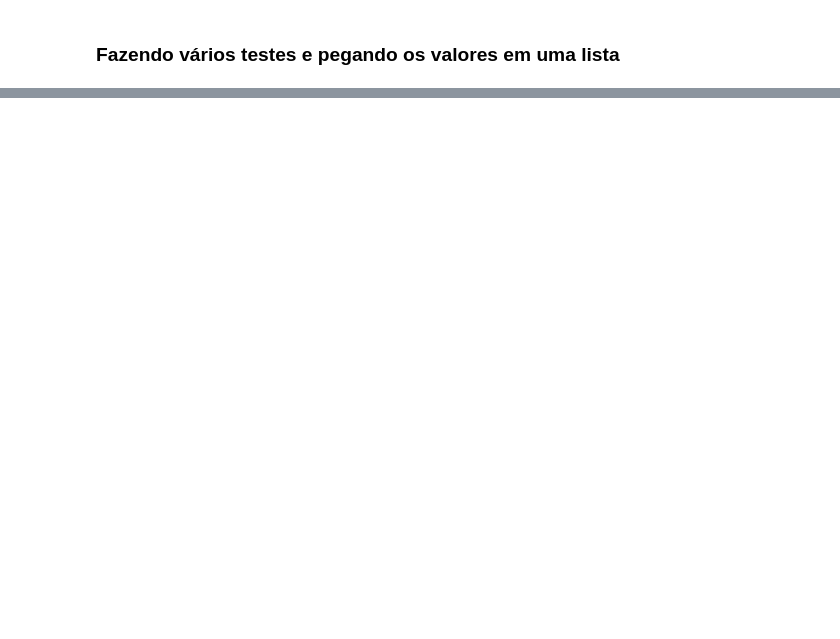
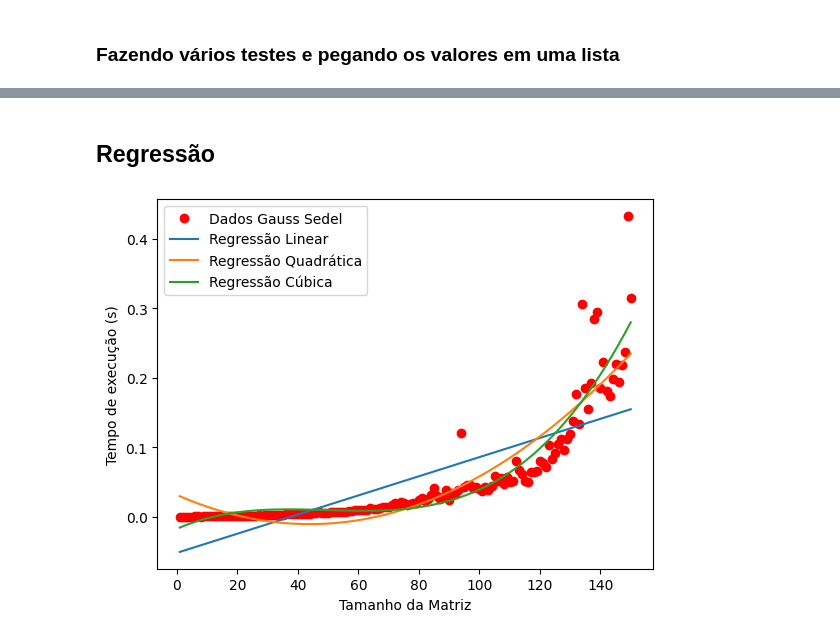
Before and after one commit to elison-maiko/PYCALC, a Jupyter notebook: 11_Métodos_iterativos_para_sistemas_lineares.ipynb, the cells around one changed output, grey strips where cells are left out. Drawn from its saved outputs; the diff is of its cells as text; code cells hidden in the pictures; blank space fills up the shorter version.

```diff
--- a/11_Métodos_iterativos_para_sistemas_lineares.ipynb
+++ b/11_Métodos_iterativos_para_sistemas_lineares.ipynb
@@ -109,17 +109,20 @@ from tqdm import tqdm
 dados_gauss_seidel=[]
 
 
-for i in tqdm(range (0,121)):
-    A = np.random.randint(low=-3,high=3,size=(i,i)) #cria uma matriz A de tamanho i
-    b = np.random.randint(low=-10,high=10,size=i)   #cria uma matriz b
+for i in tqdm(range (1,151)):                       # Fazendo calculo até matrizes de indice 150
+    A = np.random.randint(low=-3,high=3,size=(i,i)) # cria uma matriz A de tamanho i para esse laço
+    b = np.random.randint(low=-10,high=10,size=i)   # cria uma matriz b de tamanho para esse laço
     for k in range(i):                              # Força as entradas diagonais a ser maior para poder ser diagonalmente dominante
-        A[i][i] = 100
+        A[k][k] = 100
 
-    inicio  = time.time()                           # começa o temporizador
-    for n in range(10):
+    time_inicio  = time.time()                           # começa o temporizador
+    for n in range(10):                                  # executa o codigo calculo 10x:
         gauss_seidel(A,b)[0]
-    fim = time.time()
-    dados_gauss_seidel.append([i, (time)])
+    time_fim = time.time()                               # finaliza o tempporizador ao fim do laço for
+    dados_gauss_seidel.append([i, (time_fim - time_inicio)/10])          # adiciona o indice e o tempo médio a lista
 
 dados_gauss_seidel = np.array(dados_gauss_seidel)
+
+for n in range (0, 150):                                 #print dos dados
+    print ("ordem: ",int(dados_gauss_seidel[n,0]), " tempo de execução: ", dados_gauss_seidel[n,1])
 # %% [output]
@@ -126,0 +149,51 @@ TypeError: list indices must be integers or slices, not tuple
+# %% [markdown]
+## Regressão
+# %%
+import matplotlib.pyplot as plt
+
+x , y = dados_gauss_seidel[:,0] , dados_gauss_seidel[:,1]
+n = len(x)
+dom = np.linspace(np.min(x),np.max(x))
+ymin=min(y)
+ymin=max(y)
+
+soma_x = np.sum(x)
+soma_y = np.sum(y)
+soma_xy = np.sum(x*y)
+soma_x_squared = np.sum(x**2)
+
+coef_a = (n * soma_xy - soma_x * soma_y) / (n * soma_x_squared - soma_x**2)
+coef_b = (soma_y - coef_a * soma_x) / n
+
+linear = coef_a * x + coef_b
+
+# Regressão Quadrática
+quadratic_coeffs = np.polyfit(x, y, 2)
+
+quadratic_a = quadratic_coeffs[0]
+quadratic_b = quadratic_coeffs[1]
+quadratic_c = quadratic_coeffs[2]
+
+quadratic_y_fit = quadratic_a * x**2 + quadratic_b * x + quadratic_c
+
+# Regressão Cúbica
+cubic_coeffs = np.polyfit(x, y, 3)
+
+cubic_a = cubic_coeffs[0]
+cubic_b = cubic_coeffs[1]
+cubic_c = cubic_coeffs[2]
+cubic_d = cubic_coeffs[3]
+
+cubic_y_fit = cubic_a * x**3 + cubic_b * x**2 + cubic_c * x + cubic_d
+
+# Plotagem do gráfico
+plt.plot(x,y,'ro', label ='Dados Gauss Sedel')
+plt.plot(x, linear, label='Regressão Linear')
+plt.plot(x, quadratic_y_fit, label='Regressão Quadrática')
+plt.plot(x, cubic_y_fit, label='Regressão Cúbica')
+plt.xlabel('Tamanho da Matriz')
+plt.ylabel('Tempo de execução (s)')
+plt.legend()
+plt.show()
+# %% [output]
+[figure, added]
```
Also changed, not shown: parts of 4 cells of this notebook.
